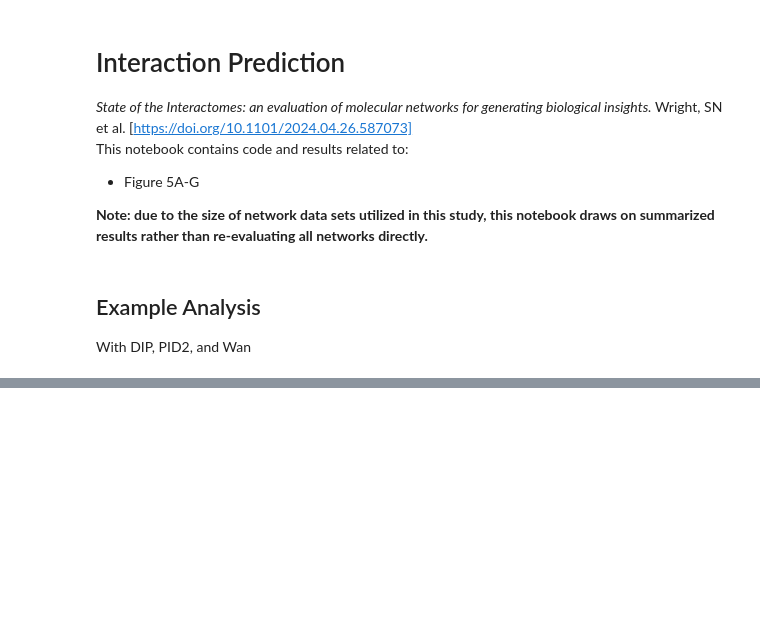
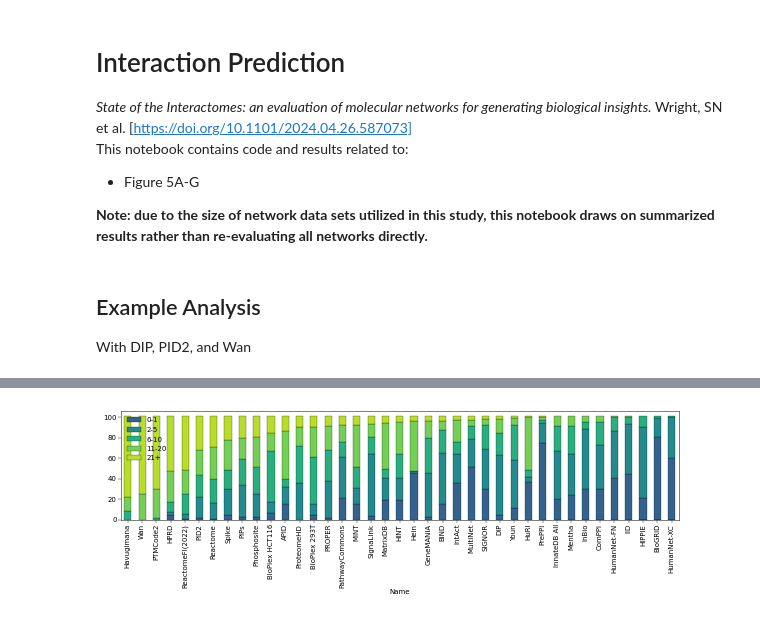
Before and after one commit to sarah-n-wright/Network_Evaluation_Tools, a Jupyter notebook: StateOfTheInteractomes_Notebooks/5_Interaction_Prediction.ipynb, the cells around one changed output, grey strips where cells are left out. Saved outputs shown, nothing was run; the diff lists cells and outputs as text; code cells hidden in the pictures; blank space fills up the shorter version.

Commit message:
Initial notebook 5

```diff
--- a/StateOfTheInteractomes_Notebooks/5_Interaction_Prediction.ipynb
+++ b/StateOfTheInteractomes_Notebooks/5_Interaction_Prediction.ipynb
@@ -74,0 +228,20 @@ Failed: 20
+# %%
+coverage_df = pd.read_csv(os.path.join(gitdir, 'StateOfTheInteractomes_Notebooks/Data/Fig5D_interaction_coverage.csv'))
+# %%
+def plot_coverage_stats(coverage_df, ax=None, order=None, **kwargs):
+    coverage_stats =coverage_df.drop_duplicates(subset=['network', 'fold']).dropna().set_index('Name')
+    stack_data = coverage_stats.groupby(['Name']).mean().loc[:, ('0-1', '2-5', '6-10', '11-20', '21+')]
+    return_order=False
+    if order is None:
+        order=list(stack_data.sort_values(by=['21+', '11-20', '6-10', '2-5', '0-1'], ascending=False).index)
+        return_order=True
+    if ax is None:
+        _ = plt.figure(figsize=(10, 2))
+        ax= plt.gca()
+    stack_data.loc[order].plot(kind='bar', stacked=True, edgecolor='black', ax=ax, color=['#b8de29', '#73d055', '#29af7f', '#238a8d', '#33638d'][::-1], **kwargs)
+    if return_order:
+        return order
+# %%
+_ = plot_coverage_stats(coverage_df[coverage_df.method=='L3'])
+# %% [output]
+[figure, added]
```
Also changed, not shown: parts of 19 cells of this notebook.
